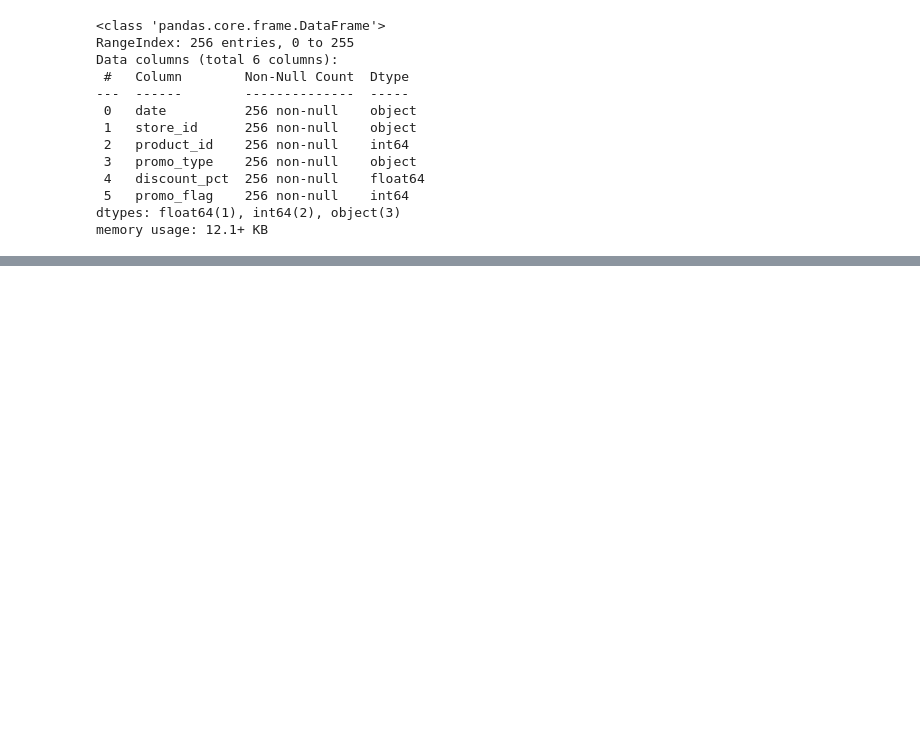
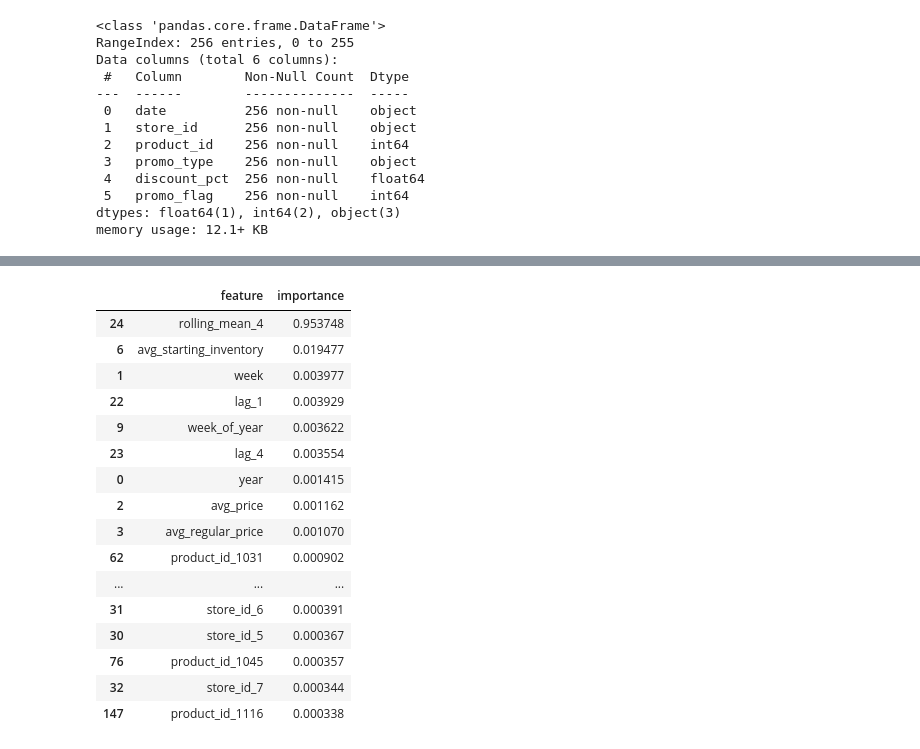
Before and after one commit to SunnyX-AI/ai-powered-sales-forecasting, a Jupyter notebook: notebooks/00_experiments.ipynb, the cells around one changed output, grey strips where cells are left out. Drawn from its saved outputs; the diff is of its cells as text; code cells hidden in the pictures; blank space fills up the shorter version.

```diff
--- a/notebooks/00_experiments.ipynb
+++ b/notebooks/00_experiments.ipynb
@@ -2044,0 +2218,15 @@ memory usage: 12.1+ KB
+# %%
+df_v4 = pd.get_dummies(
+    df_v4,
+    columns=["season", "store_id", "product_id"],
+    drop_first=True
+)
+# %%
+train = df_v4[df_v4["week_start"] < "2026-01-01"].copy()
+test = df_v4[df_v4["week_start"] >= "2026-01-01"].copy()
+
+X_train = train.drop(columns=["units_sold", "week_start"])
+y_train = train["units_sold"]
+
+X_test = test.drop(columns=["units_sold", "week_start"])
+y_test = test["units_sold"]
@@ -2044,0 +2258,25 @@ memory usage: 12.1+ KB
+# %%
+fi = pd.DataFrame({
+    "feature": X_train.columns,
+    "importance": model_v4.feature_importances_
+}).sort_values(by="importance", ascending=False)
+
+fi.head(20)
+# %% [output]
+|  | feature | importance |
+| 24 | rolling_mean_4 | 0.953748 |
+| 6 | avg_starting_inventory | 0.019477 |
+| 1 | week | 0.003977 |
+| 22 | lag_1 | 0.003929 |
+| 9 | week_of_year | 0.003622 |
+| 23 | lag_4 | 0.003554 |
+| 0 | year | 0.001415 |
+| 2 | avg_price | 0.001162 |
+| 3 | avg_regular_price | 0.001070 |
+| 62 | product_id_1031 | 0.000902 |
+| ... | ... | ... |
+| 31 | store_id_6 | 0.000391 |
+| 30 | store_id_5 | 0.000367 |
+| 76 | product_id_1045 | 0.000357 |
+| 32 | store_id_7 | 0.000344 |
+| 147 | product_id_1116 | 0.000338 |
```
Also changed, not shown: parts of 16 cells of this notebook, 2 other files.
